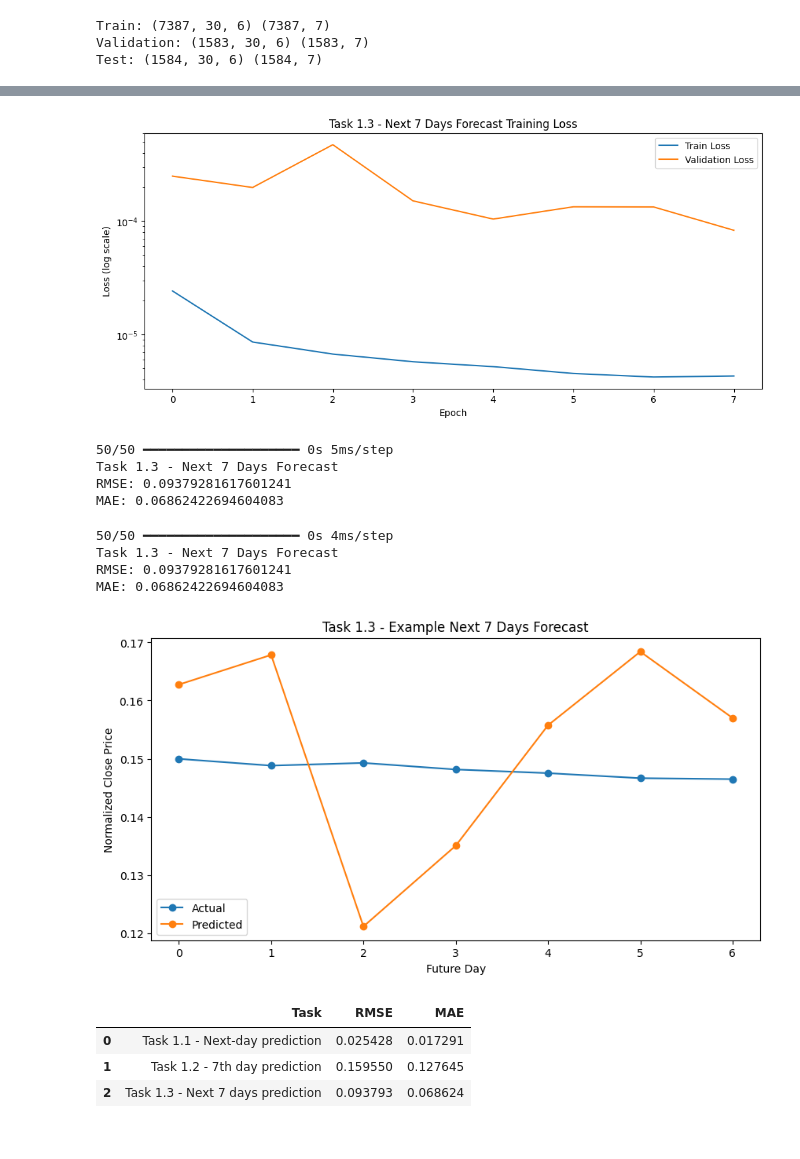
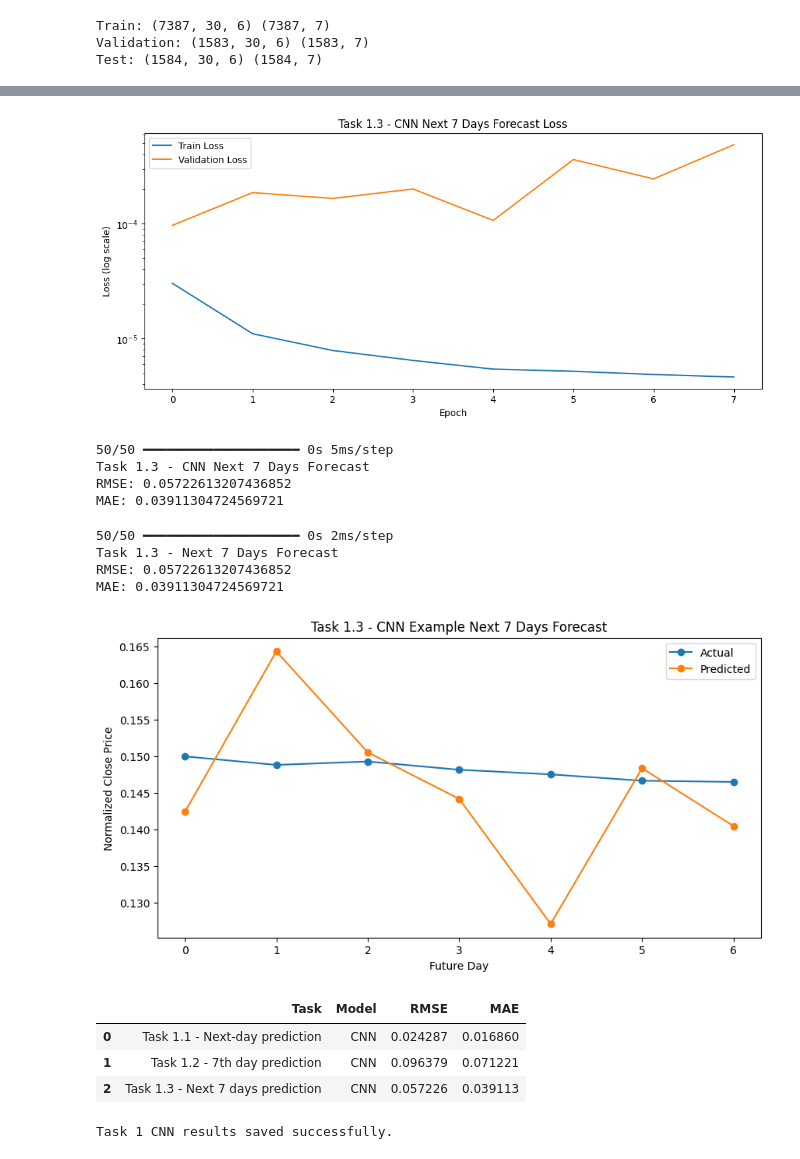
Before and after one commit to mintus2511/DL_Final_Project, a Jupyter notebook: notebooks/02_task1_nasdaq_prediction.ipynb, the cells around one changed output, grey strips where cells are left out. Saved outputs shown, nothing was run; the diff lists cells and outputs as text; code cells hidden in the pictures.

Commit message:
api + streamlit + save notebook results

```diff
--- a/notebooks/02_task1_nasdaq_prediction.ipynb
+++ b/notebooks/02_task1_nasdaq_prediction.ipynb
@@ -591,7 +588,8 @@ Epoch 8/100
 # %%
 plot_training_history(
     history_1_3,
-    f"Task 1.3 - Next {k_days} Days Forecast Training Loss"
+    f"Task 1.3 - CNN Next {k_days} Days Forecast Loss",
+    "../results/figures/task1_3_cnn_loss_curve.png"
 )
 
 pred_1_3 = model_task_1_3.predict(X_test_1_3)
@@ -608,54 +606,77 @@ mae_1_3 = mean_absolute_error(
     pred_1_3.flatten()
 )
 
-print(f"Task 1.3 - Next {k_days} Days Forecast")
+print(f"Task 1.3 - CNN Next {k_days} Days Forecast")
 print("RMSE:", rmse_1_3)
 print("MAE:", mae_1_3)
 # %% [output]
-[figure, old version]
+[figure, new version]
 50/50 ━━━━━━━━━━━━━━━━━━━━ 0s 5ms/step
-Task 1.3 - Next 7 Days Forecast
-RMSE: 0.09379281617601241
-MAE: 0.06862422694604083
+Task 1.3 - CNN Next 7 Days Forecast
+RMSE: 0.05722613207436852
+MAE: 0.03911304724569721
 # %%
-pred_1_3 = model_task_1_3.predict(X_test_multi)
+pred_1_3 = model_task_1_3.predict(X_test_1_3)
 
-rmse_1_3 = np.sqrt(mean_squared_error(y_test_multi.flatten(), pred_1_3.flatten()))
-mae_1_3 = mean_absolute_error(y_test_multi.flatten(), pred_1_3.flatten())
+rmse_1_3 = np.sqrt(mean_squared_error(y_test_1_3.flatten(), pred_1_3.flatten()))
+mae_1_3 = mean_absolute_error(y_test_1_3.flatten(), pred_1_3.flatten())
 
 print(f"Task 1.3 - Next {k_days} Days Forecast")
 print("RMSE:", rmse_1_3)
 print("MAE:", mae_1_3)
 # %% [output]
-50/50 ━━━━━━━━━━━━━━━━━━━━ 0s 4ms/step
+50/50 ━━━━━━━━━━━━━━━━━━━━ 0s 2ms/step
 Task 1.3 - Next 7 Days Forecast
-RMSE: 0.09379281617601241
-MAE: 0.06862422694604083
+RMSE: 0.05722613207436852
+MAE: 0.03911304724569721
 # %%
 # Plot one example forecast for Task 1.3
 
 sample_index = 0
 
 plt.figure(figsize=(10, 5))
-plt.plot(y_test_1_3[sample_index], marker="o", label="Actual")
-plt.plot(pred_1_3[sample_index], marker="o", label="Predicted")
-plt.title(f"Task 1.3 - Example Next {k_days} Days Forecast")
+
+plt.plot(
+    y_test_1_3[sample_index],
+    marker="o",
+    label="Actual"
+)
+
+plt.plot(
+    pred_1_3[sample_index],
+    marker="o",
+    label="Predicted"
+)
+
+plt.title(f"Task 1.3 - CNN Example Next {k_days} Days Forecast")
 plt.xlabel("Future Day")
 plt.ylabel("Normalized Close Price")
 plt.legend()
+
+plt.savefig(
+    "../results/figures/task1_3_cnn_example_forecast.png",
+    dpi=300,
+    bbox_inches="tight"
+)
+
 plt.show()
 # %% [output]
-[figure, old version]
+[figure, new version]
 # %%
 # ============================================================
 # Summary table
 # ============================================================
 
-results = pd.DataFrame({
+task1_cnn_results = pd.DataFrame({
     "Task": [
         "Task 1.1 - Next-day prediction",
         f"Task 1.2 - {k_day}th day prediction",
         f"Task 1.3 - Next {k_days} days prediction"
+    ],
+    "Model": [
+        "CNN",
+        "CNN",
+        "CNN"
     ],
     "RMSE": [
         rmse_1_1,
@@ -669,9 +690,18 @@ results = pd.DataFrame({
     ]
 })
 
-results
+task1_cnn_results
 # %% [output]
-|  | Task | RMSE | MAE |
-| 0 | Task 1.1 - Next-day prediction | 0.025428 | 0.017291 |
-| 1 | Task 1.2 - 7th day prediction | 0.159550 | 0.127645 |
-| 2 | Task 1.3 - Next 7 days prediction | 0.093793 | 0.068624 |
+|  | Task | Model | RMSE | MAE |
+| 0 | Task 1.1 - Next-day prediction | CNN | 0.024287 | 0.016860 |
+| 1 | Task 1.2 - 7th day prediction | CNN | 0.096379 | 0.071221 |
+| 2 | Task 1.3 - Next 7 days prediction | CNN | 0.057226 | 0.039113 |
+# %%
+task1_cnn_results.to_csv(
+    "../results/metrics/task1_cnn_results.csv",
+    index=False
+)
+
+print("Task 1 CNN results saved successfully.")
+# %% [output]
+Task 1 CNN results saved successfully.
```
Also changed, not shown: parts of 17 cells of this notebook, 13 other files.
